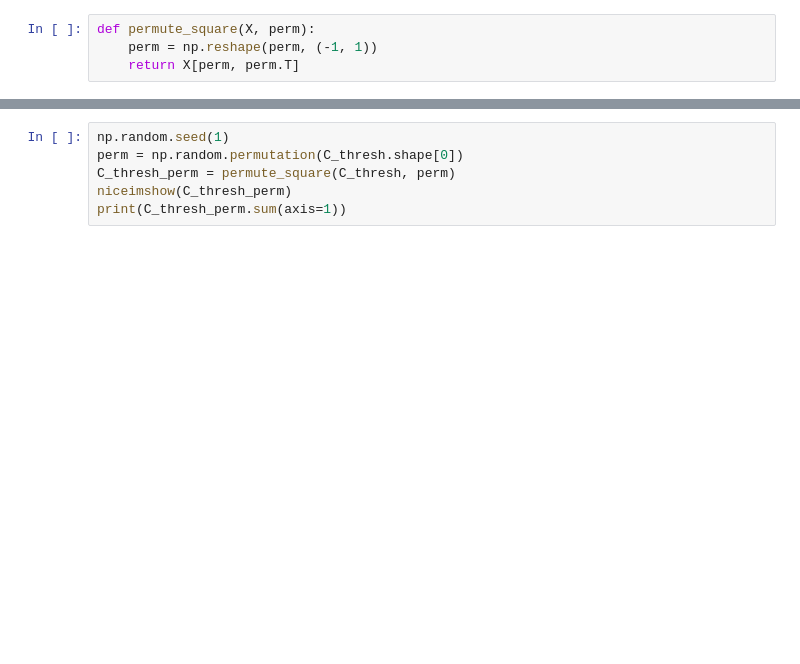
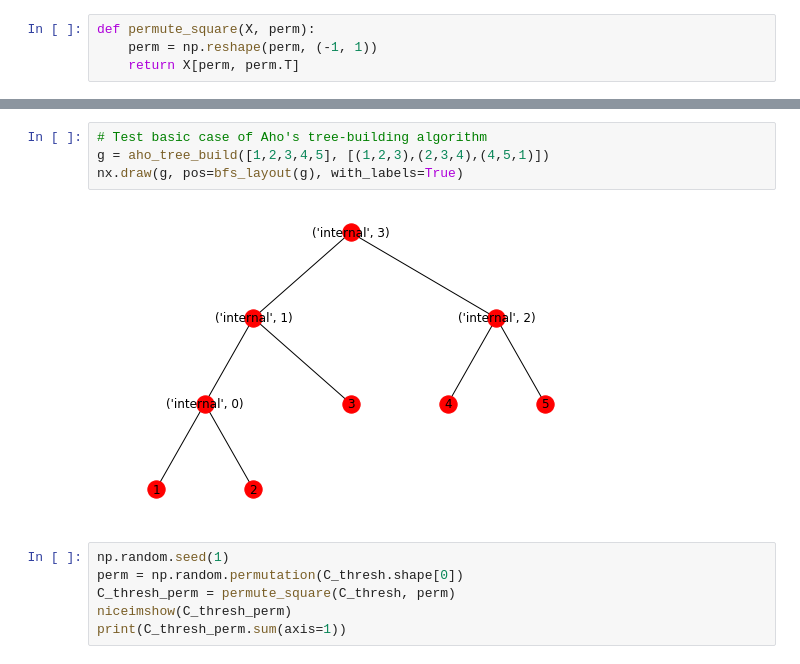
Before and after one commit to aleveren/ucsd-research, a Jupyter notebook: simple-hier-topic-model/pachinko-experiments.ipynb, the cells around one changed output, grey strips where cells are left out. Drawn from its saved outputs; the diff is of its cells as text; blank space fills up the shorter version.

Commit message:
Add implementation of Aho's tree-building algorithm, with a basic test case

```diff
--- a/simple-hier-topic-model/pachinko-experiments.ipynb
+++ b/simple-hier-topic-model/pachinko-experiments.ipynb
@@ -481,3 +577,9 @@ def permute_square(X, perm):
+# %%
+# Test basic case of Aho's tree-building algorithm
+g = aho_tree_build([1,2,3,4,5], [(1,2,3),(2,3,4),(4,5,1)])
+nx.draw(g, pos=bfs_layout(g), with_labels=True)
+# %% [output]
+[figure, added]
 # %%
 np.random.seed(1)
 perm = np.random.permutation(C_thresh.shape[0])
```
Also changed, not shown: parts of 8 cells of this notebook.
